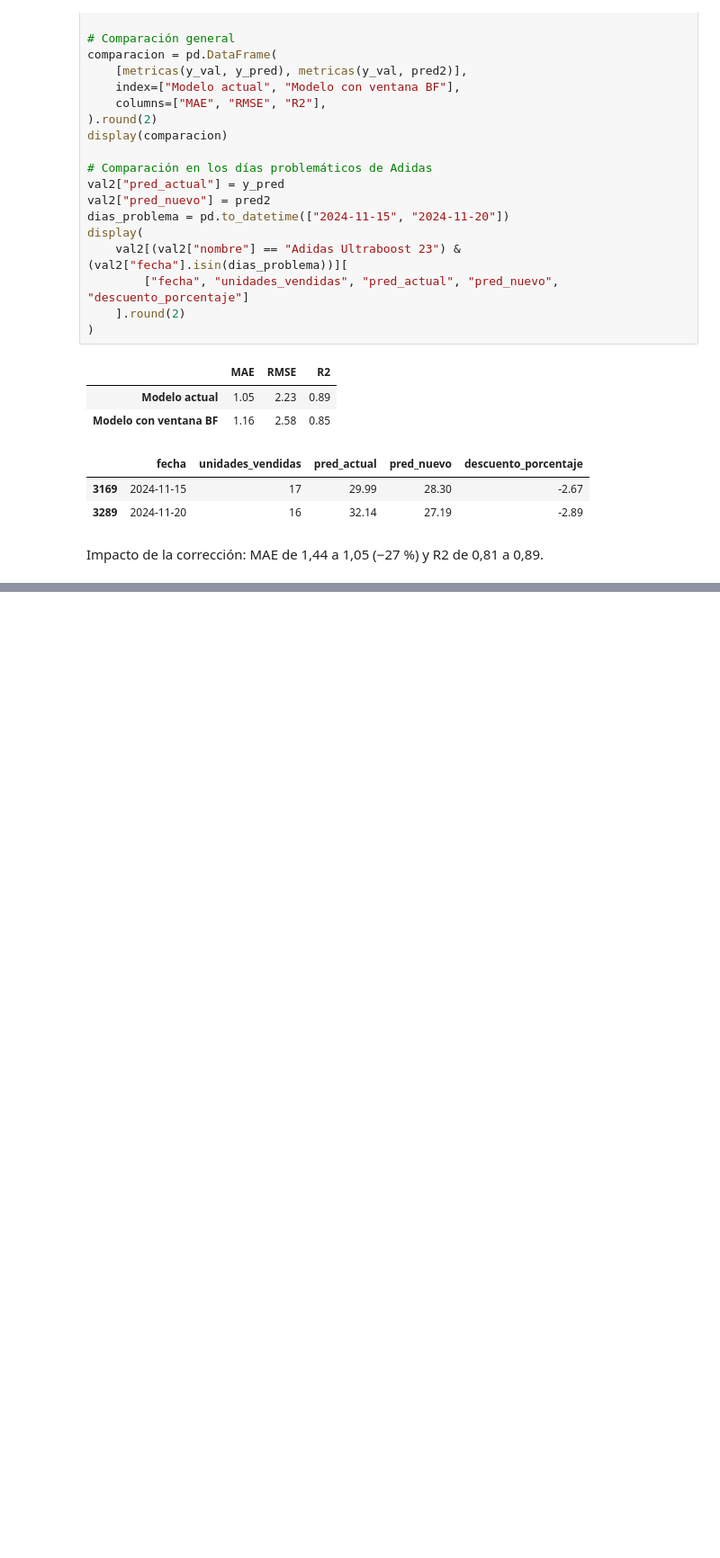
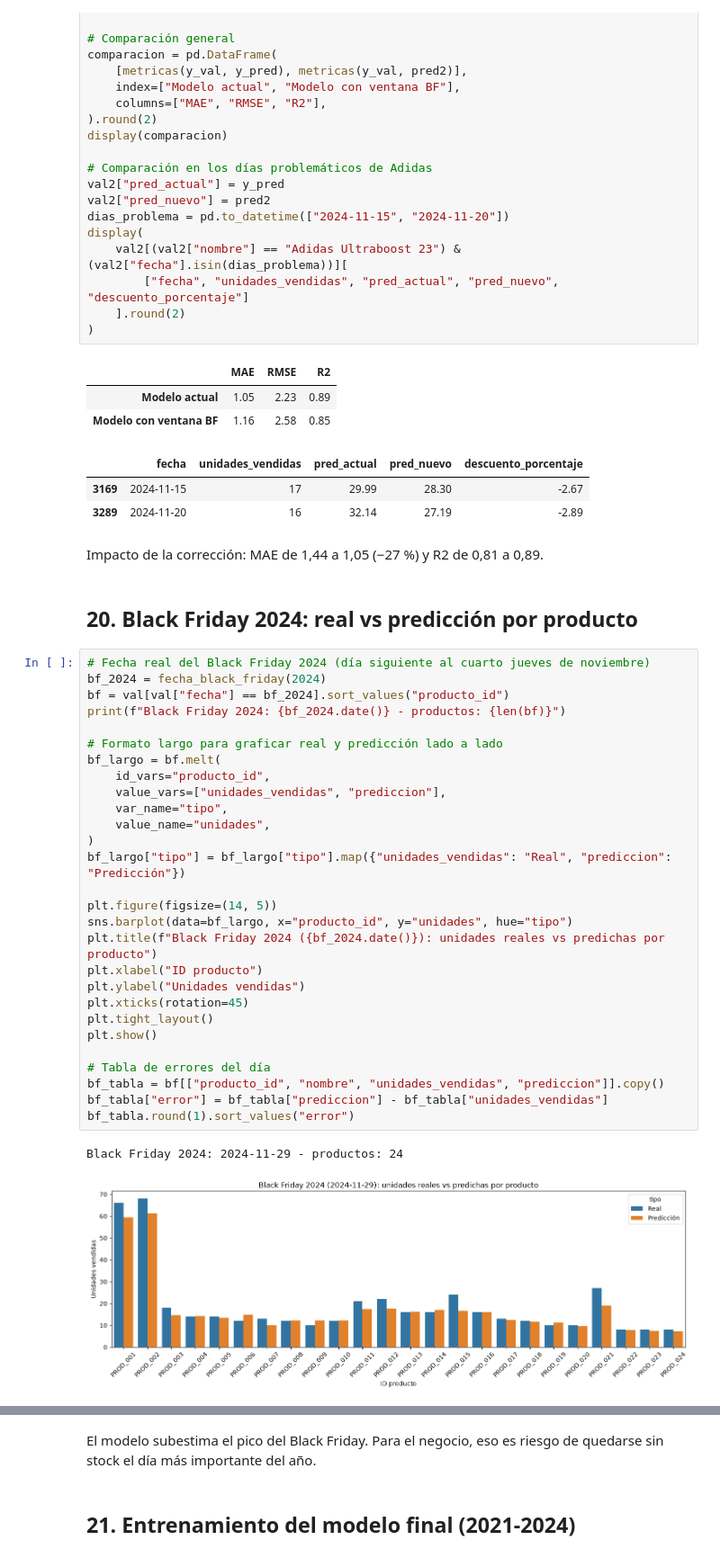
Before and after one commit to florenciaalmironfr-svg/prevision-ventes, a Jupyter notebook: notebooks/Entrenamiento.ipynb, the cells around one changed output, grey strips where cells are left out. Shown at 90% size. Cells and saved outputs as stored; diff of their text form; blank space fills up the shorter version.

```diff
--- a/notebooks/Entrenamiento.ipynb
+++ b/notebooks/Entrenamiento.ipynb
@@ -1095,3 +1095,36 @@ display(
 | 3289 | 2024-11-20 | 16 | 32.14 | 27.19 | -2.89 |
 # %% [markdown]
 Impacto de la corrección: MAE de 1,44 a 1,05 (−27 %) y R2 de 0,81 a 0,89.
+# %% [markdown]
+## 20. Black Friday 2024: real vs predicción por producto
+# %%
+# Fecha real del Black Friday 2024 (día siguiente al cuarto jueves de noviembre)
+bf_2024 = fecha_black_friday(2024)
+bf = val[val["fecha"] == bf_2024].sort_values("producto_id")
+print(f"Black Friday 2024: {bf_2024.date()} - productos: {len(bf)}")
+
+# Formato largo para graficar real y predicción lado a lado
+bf_largo = bf.melt(
+    id_vars="producto_id",
+    value_vars=["unidades_vendidas", "prediccion"],
+    var_name="tipo",
+    value_name="unidades",
+)
+bf_largo["tipo"] = bf_largo["tipo"].map({"unidades_vendidas": "Real", "prediccion": "Predicción"})
+
+plt.figure(figsize=(14, 5))
+sns.barplot(data=bf_largo, x="producto_id", y="unidades", hue="tipo")
+plt.title(f"Black Friday 2024 ({bf_2024.date()}): unidades reales vs predichas por producto")
+plt.xlabel("ID producto")
+plt.ylabel("Unidades vendidas")
+plt.xticks(rotation=45)
+plt.tight_layout()
+plt.show()
+
+# Tabla de errores del día
+bf_tabla = bf[["producto_id", "nombre", "unidades_vendidas", "prediccion"]].copy()
+bf_tabla["error"] = bf_tabla["prediccion"] - bf_tabla["unidades_vendidas"]
+bf_tabla.round(1).sort_values("error")
+# %% [output]
+Black Friday 2024: 2024-11-29 - productos: 24
+[figure, added]
@@ -1097,0 +1148,4 @@ Impacto de la corrección: MAE de 1,44 a 1,05 (−27 %) y R2 de 0,81 a 0,89.
+# %% [markdown]
+El modelo subestima el pico del Black Friday. Para el negocio, eso es riesgo de quedarse sin stock el día más importante del año.
+# %% [markdown]
+## 21. Entrenamiento del modelo final (2021-2024)
```
Also changed, not shown: parts of 5 cells of this notebook, 1 other file.
